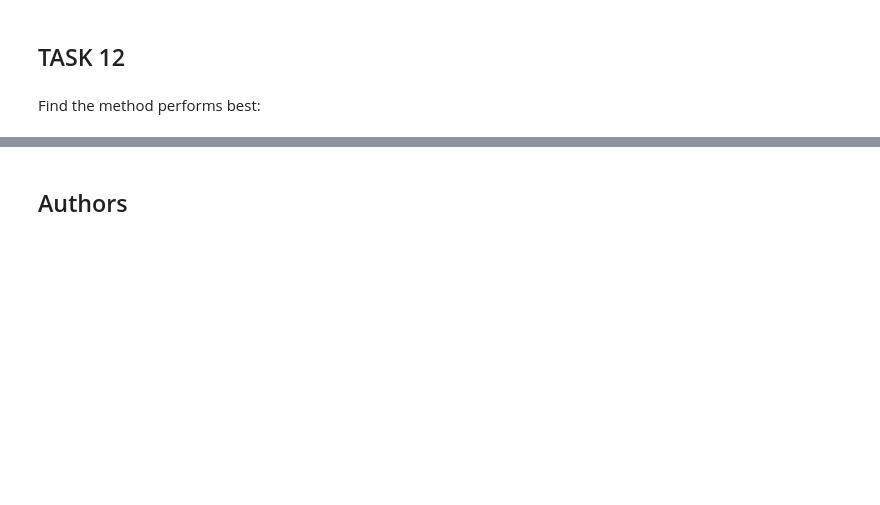
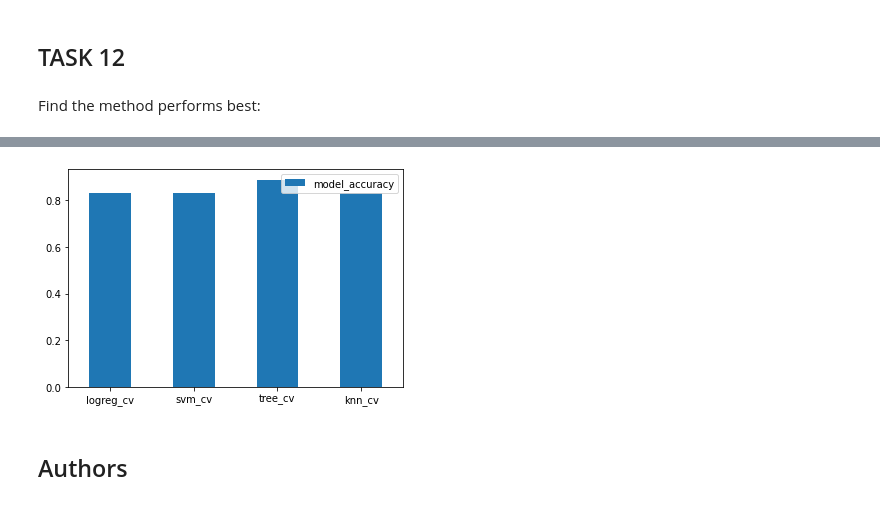
Before and after one commit to NightmareZYR/Applied-Data-Science-Capstone, a Jupyter notebook: Machine Learning Prediction.ipynb, the cells around one changed output, grey strips where cells are left out. Saved outputs shown, nothing was run; the diff lists cells and outputs as text; code cells hidden in the pictures; blank space fills up the shorter version.

```diff
--- a/Machine Learning Prediction.ipynb
+++ b/Machine Learning Prediction.ipynb
@@ -337,0 +338,7 @@ logreg_cv: 0.8333333333333334 svm_cv: 0.8333333333333334 tree_cv: 0.833333333333
+# %%
+import pandas as pd
+df = pd.DataFrame({'logreg_cv':[0.83333],'svm_cv':[0.83333],'tree_cv': [0.8888],'knn_cv': [0.8333]})
+# %%
+df=df.transpose()
+# %%
+df = df.rename(columns={0:'model_accuracy'})
@@ -338,3 +353,7 @@ logreg_cv: 0.8333333333333334 svm_cv: 0.8333333333333334 tree_cv: 0.833333333333
+# %%
+ax = df.plot.bar(rot=0)
+# %% [output]
+[figure, added]
 # %% [markdown]
 ## Authors
 # %% [markdown]
```
Also changed, not shown: parts of 5 cells of this notebook.
